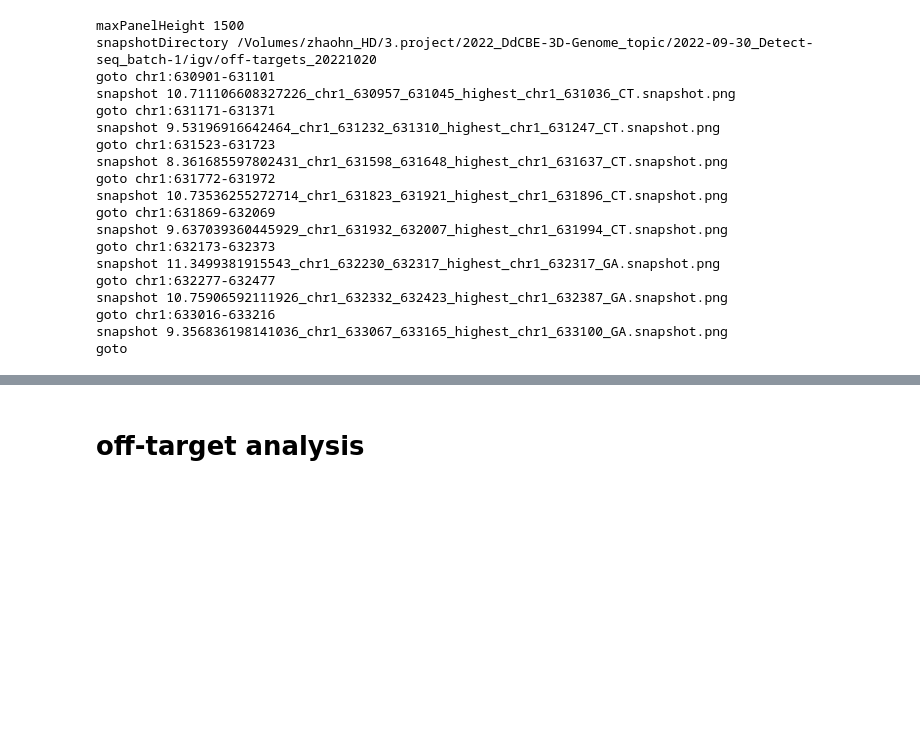
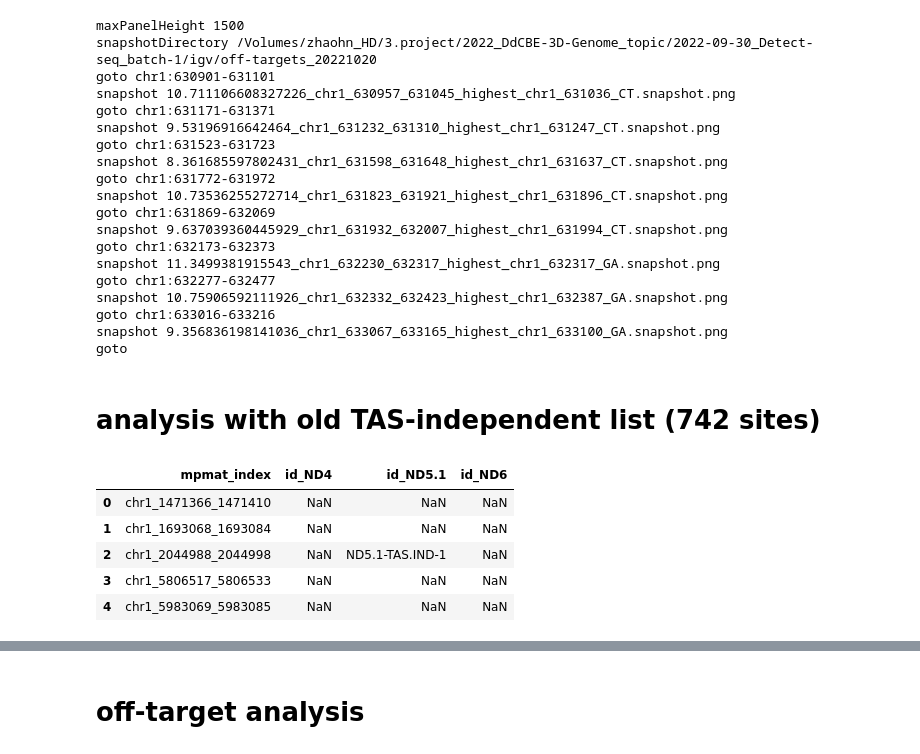
Before and after one commit to hermanzhaozzzz/snakepipes_detect-seq, a Jupyter notebook: step.03.local_analysis.ipynb, the cells around one changed output, grey strips where cells are left out. Drawn from its saved outputs; the diff is of its cells as text; code cells hidden in the pictures; blank space fills up the shorter version.

```diff
--- a/step.03.local_analysis.ipynb
+++ b/step.03.local_analysis.ipynb
@@ -295,3 +295,21 @@ with open(f'{path_out}/off-targets_{date}_snapshot.igv_shot_script', 'wt') as f:
 # DetectSeq_JAK2
 # DetectSeq_SIRT6
 # IND share?
+# %% [markdown]
+# analysis with old TAS-independent list (742 sites)
+# %%
+df_old_final_list = pd.read_csv(
+    "../tables/20220312-DdCBE-off_target_type.FinallistV4.CheckPrimer.AddV4ID.tsv",
+    sep='\t',
+    header=0,
+    usecols=['region_id', 'off_target_id.V4.ND4', 'off_target_id.V4.ND5.1', 'off_target_id.V4.ND6'],
+)
+df_old_final_list.columns = ['mpmat_index', 'id_ND4', 'id_ND5.1', 'id_ND6']
+df_old_final_list.head()
+# %% [output]
+|  | mpmat_index | id_ND4 | id_ND5.1 | id_ND6 |
+| 0 | chr1_1471366_1471410 | NaN | NaN | NaN |
+| 1 | chr1_1693068_1693084 | NaN | NaN | NaN |
+| 2 | chr1_2044988_2044998 | NaN | ND5.1-TAS.IND-1 | NaN |
+| 3 | chr1_5806517_5806533 | NaN | NaN | NaN |
+| 4 | chr1_5983069_5983085 | NaN | NaN | NaN |
```
Also changed, not shown: parts of 5 cells of this notebook.
